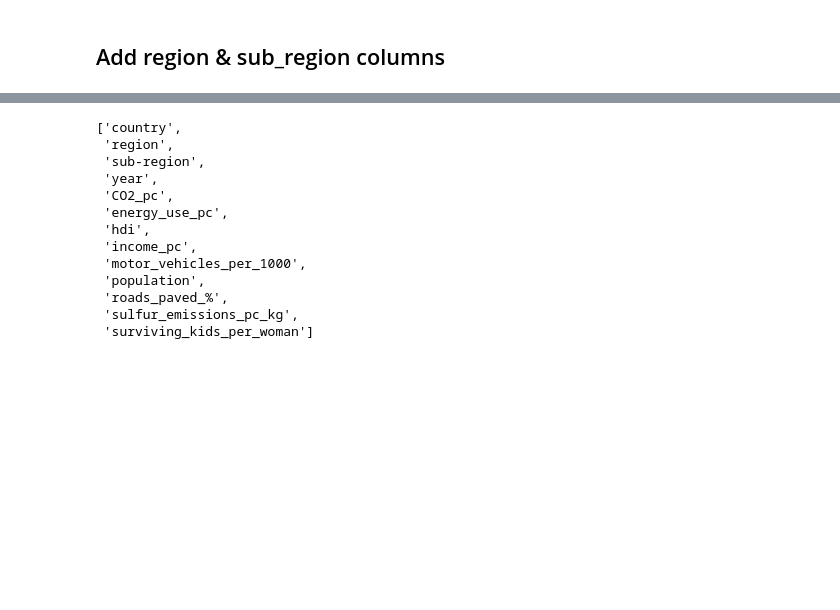
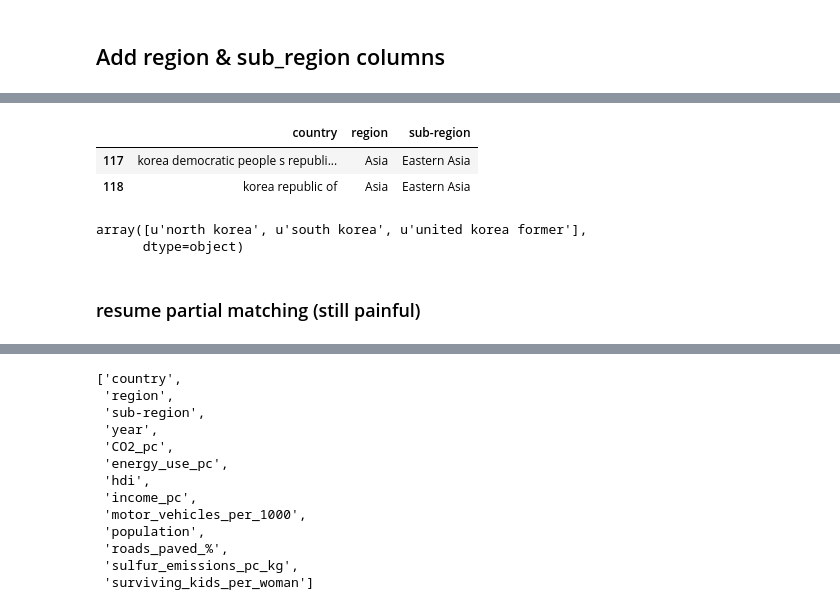
Before and after one commit to limegimlet/data_analysis_gapminder_co2, a Jupyter notebook: gapminder/make_df.ipynb, the cells around one changed output, grey strips where cells are left out. Saved outputs shown, nothing was run; the diff lists cells and outputs as text; code cells hidden in the pictures; blank space fills up the shorter version.

```diff
--- a/gapminder/make_df.ipynb
+++ b/gapminder/make_df.ipynb
@@ -469,0 +620,17 @@ final_df.tail(25)
+# %%
+# since partial string matching isn't working for
+# country names where keyword is NOT the first word
+
+regions.loc[regions['country'].str.contains('korea')]
+# %% [output]
+|  | country | region | sub-region |
+| 117 | korea democratic people s republi... | Asia | Eastern Asia |
+| 118 | korea republic of | Asia | Eastern Asia |
+# %%
+# were there matches in final_df?
+final_df['country'].loc[final_df['country'].str.contains('korea')].unique()
+# %% [output]
+array([u'north korea', u'south korea', u'united korea former'],
+      dtype=object)
+# %% [markdown]
+### resume partial matching (still painful)
```
Also changed, not shown: parts of 34 cells of this notebook.
